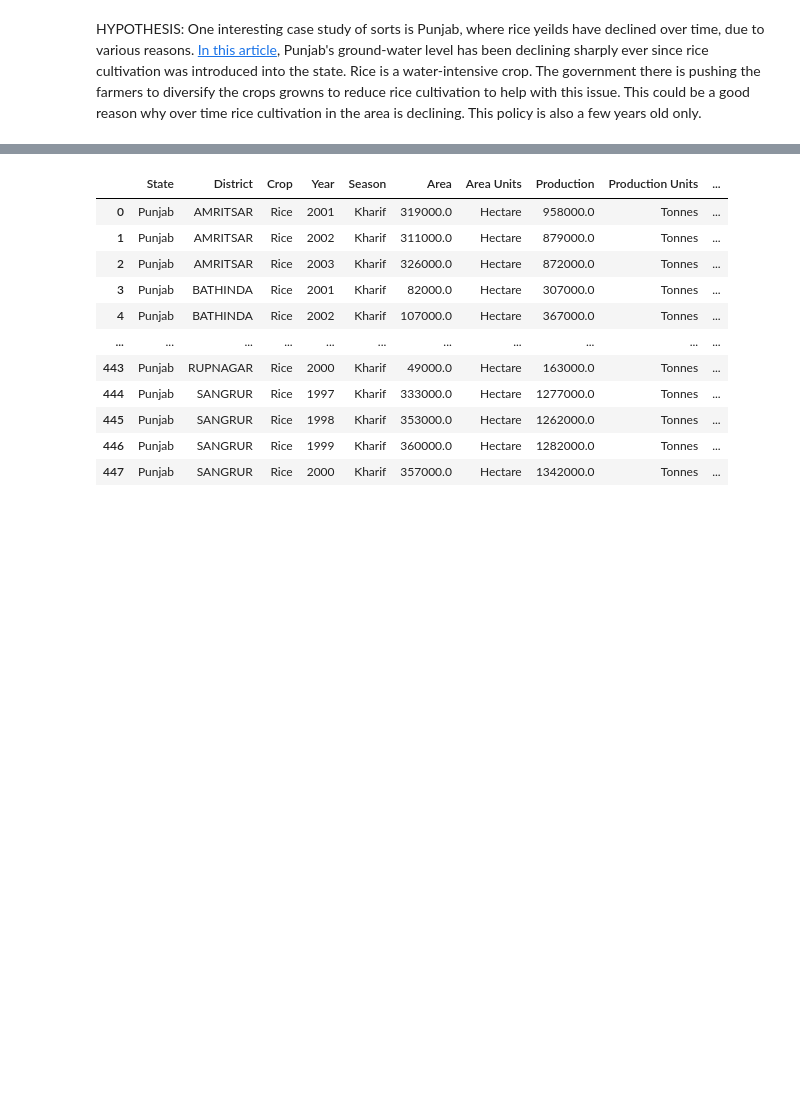
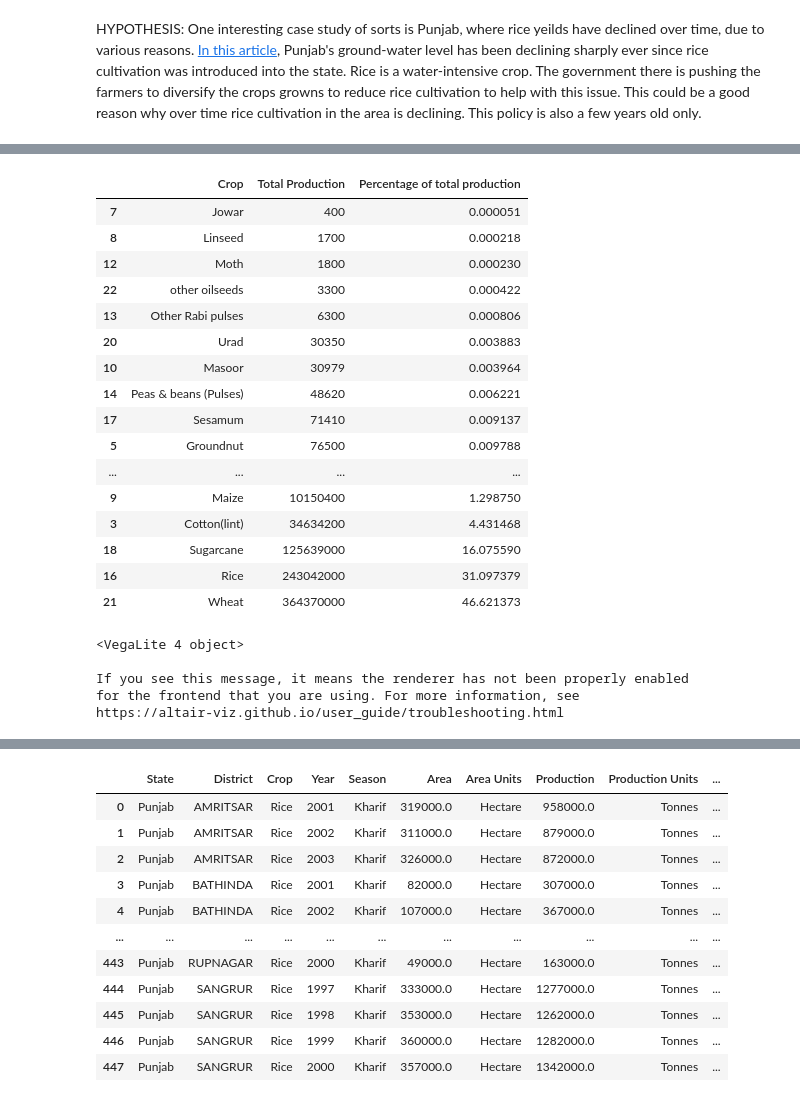
Before and after one commit to ananyatiwari14/DATAPROJECTFall2022, a Jupyter notebook: j33 finals.ipynb, the cells around one changed output, grey strips where cells are left out. Drawn from its saved outputs; the diff is of its cells as text; code cells hidden in the pictures; blank space fills up the shorter version.

```diff
--- a/j33 finals.ipynb
+++ b/j33 finals.ipynb
@@ -216,0 +312,3 @@ HYPOTHESIS: One interesting case study of sorts is Punjab, where rice yeilds hav
+# %%
+crops_production_total = punjab_crop_pro.Production.to_list()
+crops_production_total
@@ -216,0 +355,5 @@ HYPOTHESIS: One interesting case study of sorts is Punjab, where rice yeilds hav
+# %%
+##Using list comprehension to convert the list to int
+crops_production_total = [int(x) for x in crops_production_total]
+for element in crops_production_total:
+    print (type(element))
@@ -216,0 +412,7 @@ HYPOTHESIS: One interesting case study of sorts is Punjab, where rice yeilds hav
+# %%
+##Adding this percentage list to a new dataframe
+##lists - percentlist, crops_name, crops_production_total
+
+percentile_list_crops = pd.DataFrame(list(zip(crops_name,crops_production_total,percentlist)), columns=['Crop','Total Production', 'Percentage of total production'])
+
+percentile_list_crops.head(10)
@@ -216,0 +431,33 @@ HYPOTHESIS: One interesting case study of sorts is Punjab, where rice yeilds hav
+# %%
+##Sorting this
+percentile_list_crops.sort_values(by=['Percentage of total production'])
+# %% [output]
+|  | Crop | Total Production | Percentage of total production |
+| 7 | Jowar | 400 | 0.000051 |
+| 8 | Linseed | 1700 | 0.000218 |
+| 12 | Moth | 1800 | 0.000230 |
+| 22 | other oilseeds | 3300 | 0.000422 |
+| 13 | Other Rabi pulses | 6300 | 0.000806 |
+| 20 | Urad | 30350 | 0.003883 |
+| 10 | Masoor | 30979 | 0.003964 |
+| 14 | Peas & beans (Pulses) | 48620 | 0.006221 |
+| 17 | Sesamum | 71410 | 0.009137 |
+| 5 | Groundnut | 76500 | 0.009788 |
+| ... | ... | ... | ... |
+| 9 | Maize | 10150400 | 1.298750 |
+| 3 | Cotton(lint) | 34634200 | 4.431468 |
+| 18 | Sugarcane | 125639000 | 16.075590 |
+| 16 | Rice | 243042000 | 31.097379 |
+| 21 | Wheat | 364370000 | 46.621373 |
+# %%
+##Plotting a bar chart to represent the following information
+alt.Chart(percentile_list_crops).mark_bar().encode(
+    x='Crop',
+    y='Percentage of total production'
+)
+# %% [output]
+<VegaLite 4 object>
+
+If you see this message, it means the renderer has not been properly enabled
+for the frontend that you are using. For more information, see
+https://altair-viz.github.io/user_guide/troubleshooting.html
```
Also changed, not shown: parts of 22 cells of this notebook, 6 other files.
